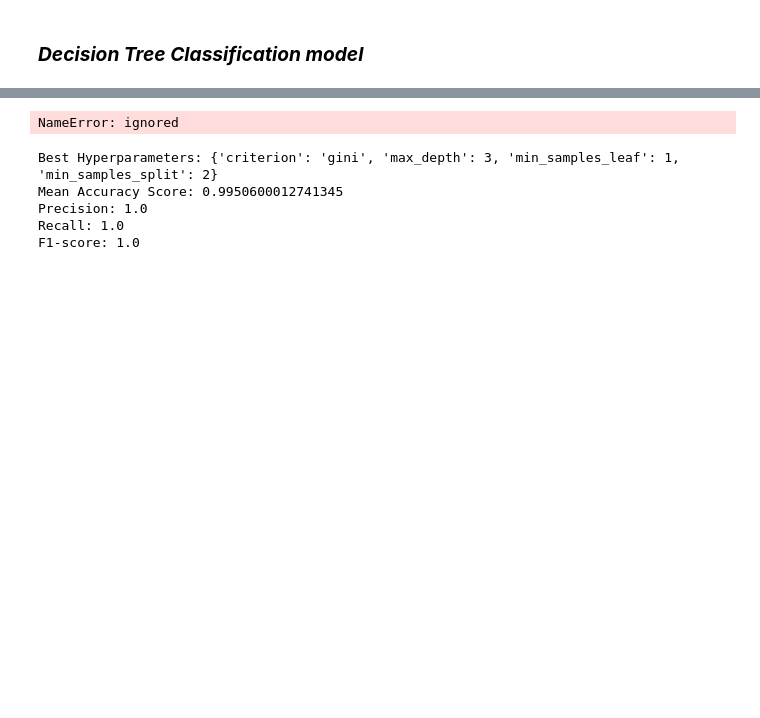
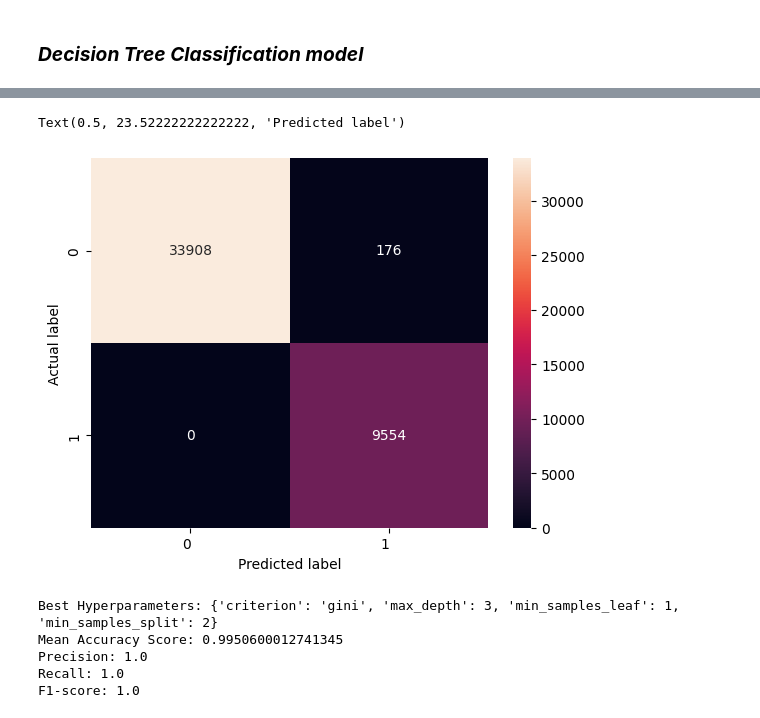
Before and after one commit to darshak-k/RainSenseAI-Project, a Jupyter notebook: Code/AI_project_final.ipynb, the cells around one changed output, grey strips where cells are left out. Saved outputs shown, nothing was run; the diff lists cells and outputs as text; code cells hidden in the pictures; blank space fills up the shorter version.

Commit message:
Removed error

```diff
--- a/Code/AI_project_final.ipynb
+++ b/Code/AI_project_final.ipynb
@@ -256,15 +256,16 @@ F1-score: 0.9913359273670558
 # %%
 import seaborn as sns
 
 conf_mat = confusion_matrix(handled_test_data['RainToday'],  handled_test_data['RainToday_pred'])
-df_conf_mat = pd.DataFrame(conf_mat, index = classes, columns = classes)
+df_conf_mat = pd.DataFrame(conf_mat)
 heat_map = sns.heatmap(df_conf_mat, annot = True, fmt = 'd')
 heat_map.yaxis.set_ticklabels(heat_map.yaxis.get_ticklabels(), ha = 'right')
 heat_map.xaxis.set_ticklabels(heat_map.xaxis.get_ticklabels(), ha = 'right')
 plt.ylabel('Actual label')
 plt.xlabel('Predicted label')
 # %% [output]
-NameError: ignored
+Text(0.5, 23.52222222222222, 'Predicted label')
+[figure, added]
 # %%
 # Define a list of column names to select from the dataset
 lis = ['Cloud3pm', 'Cloud9am','Humidity9am', 'Humidity3pm','Sunshine','Evaporation','Rainfall','RainToday']
```
Also changed, not shown: parts of 1 cell of this notebook.
